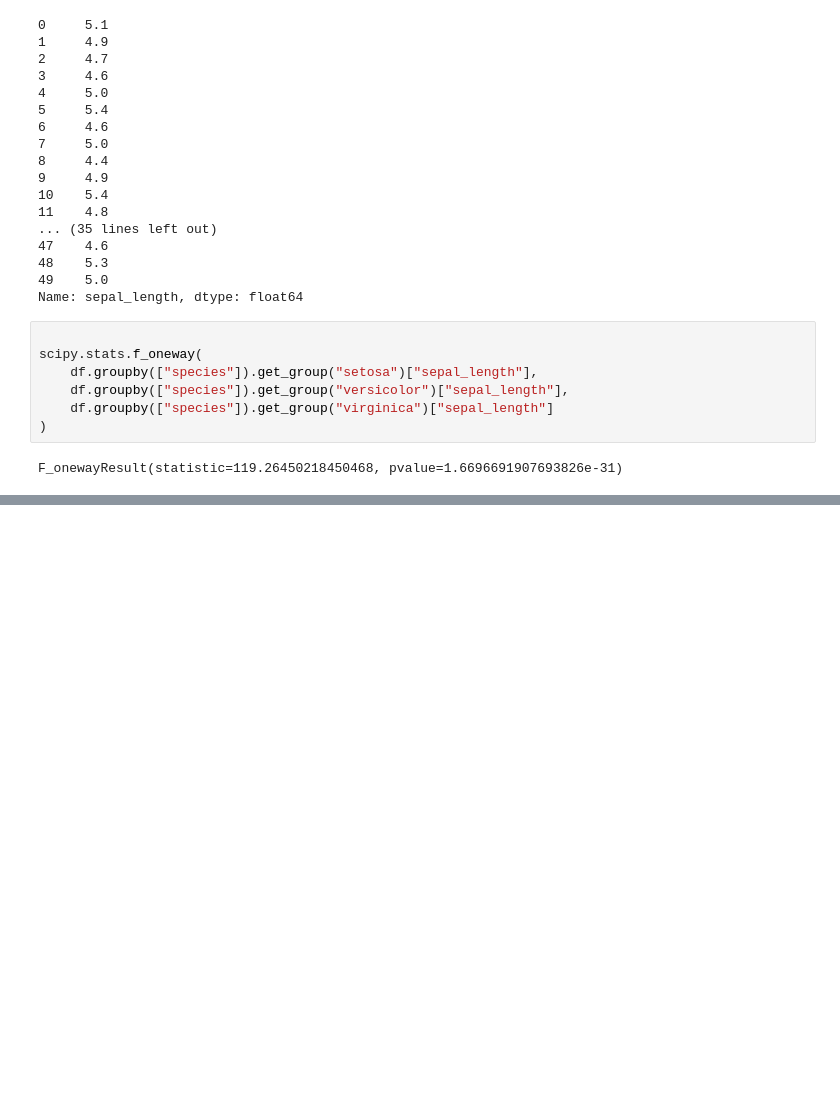
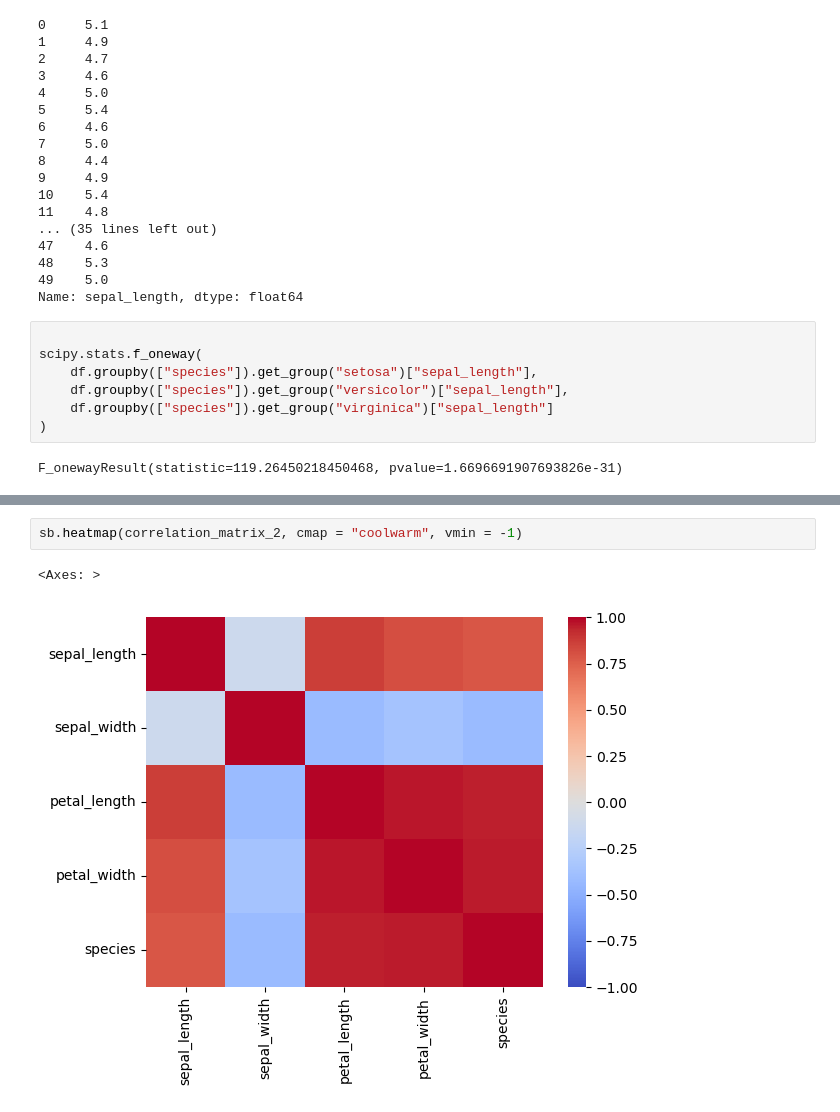
Before and after one commit to a-o-connor/pands-mywork, a Jupyter notebook: practice-concepts/iris_practice.ipynb, the cells around one changed output, grey strips where cells are left out. Drawn from its saved outputs; the diff is of its cells as text; blank space fills up the shorter version.

```diff
--- a/practice-concepts/iris_practice.ipynb
+++ b/practice-concepts/iris_practice.ipynb
@@ -365,0 +429,5 @@ F_onewayResult(statistic=119.26450218450468, pvalue=1.6696691907693826e-31)
+# %%
+sb.heatmap(correlation_matrix_2, cmap = "coolwarm", vmin = -1)
+# %% [output]
+<Axes: >
+[figure, added]
```
Also changed, not shown: parts of 12 cells of this notebook.
